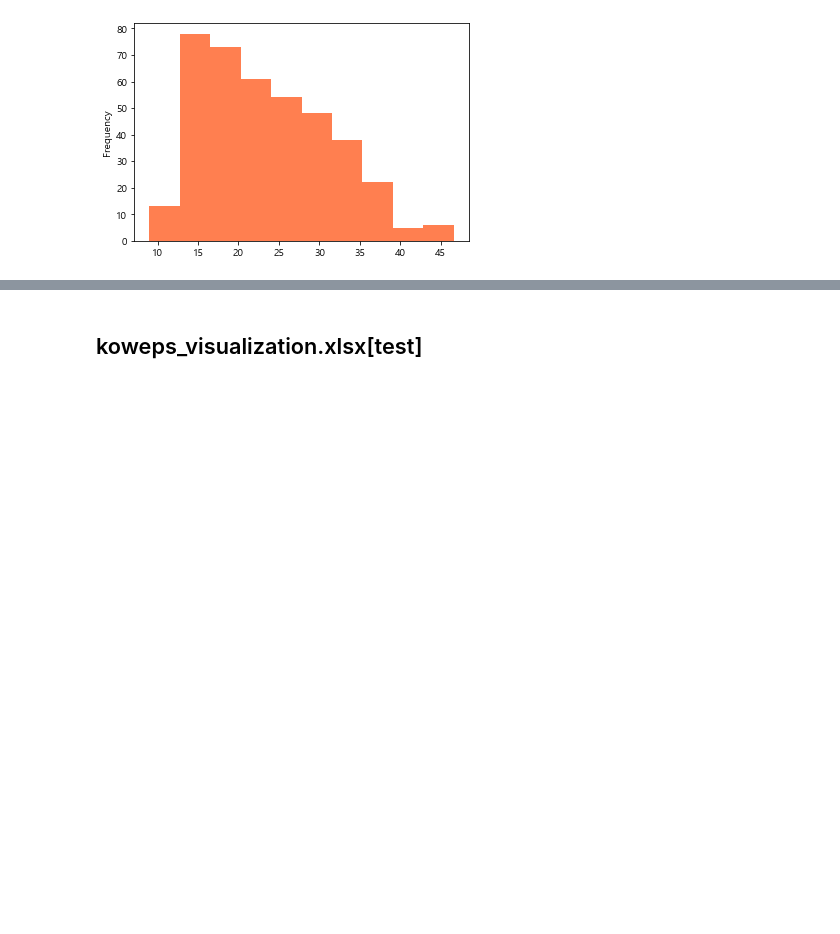
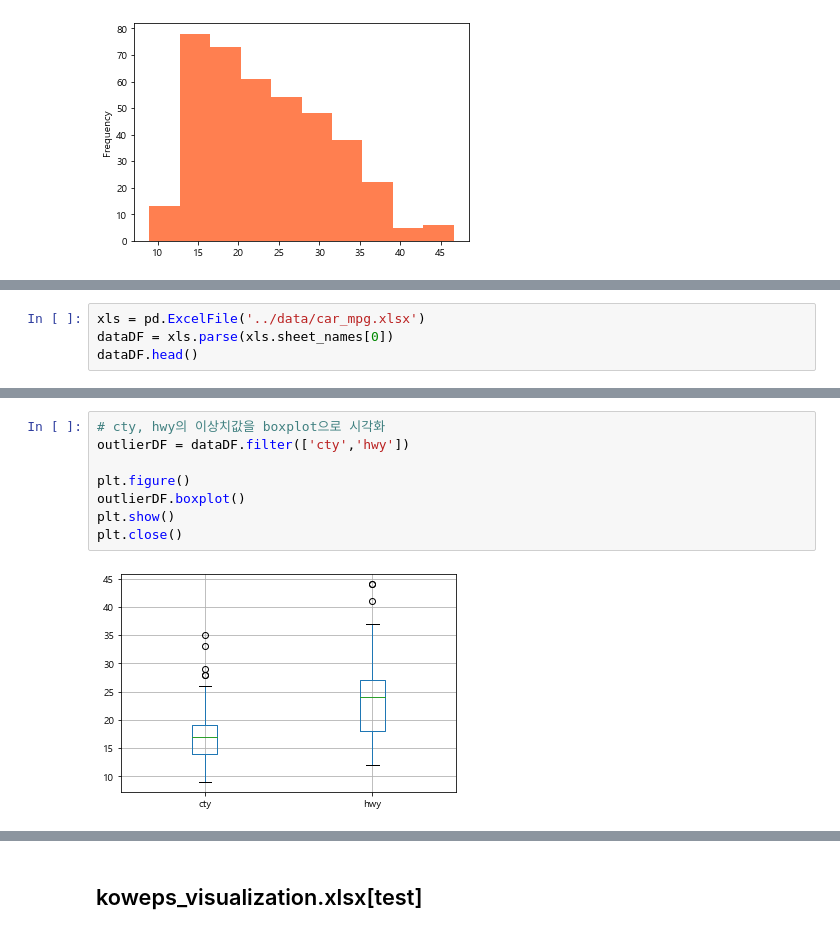
Before and after one commit to dhdmsdud/TIL, a Jupyter notebook: MachinLearning/Visualization[02].ipynb, the cells around one changed output, grey strips where cells are left out. Cells and saved outputs as stored; diff of their text form; blank space fills up the shorter version.

```diff
--- a/MachinLearning/Visualization[02].ipynb
+++ b/MachinLearning/Visualization[02].ipynb
@@ -205,0 +208,4 @@ plt.close()
+# %%
+xls = pd.ExcelFile('../data/car_mpg.xlsx')
+dataDF = xls.parse(xls.sheet_names[0])
+dataDF.head()
@@ -205,0 +234,10 @@ plt.close()
+# %%
+# cty, hwy의 이상치값을 boxplot으로 시각화
+outlierDF = dataDF.filter(['cty','hwy'])
+
+plt.figure()
+outlierDF.boxplot()
+plt.show()
+plt.close()
+# %% [output]
+[figure, added]
```
Also changed, not shown: parts of 26 cells of this notebook.
